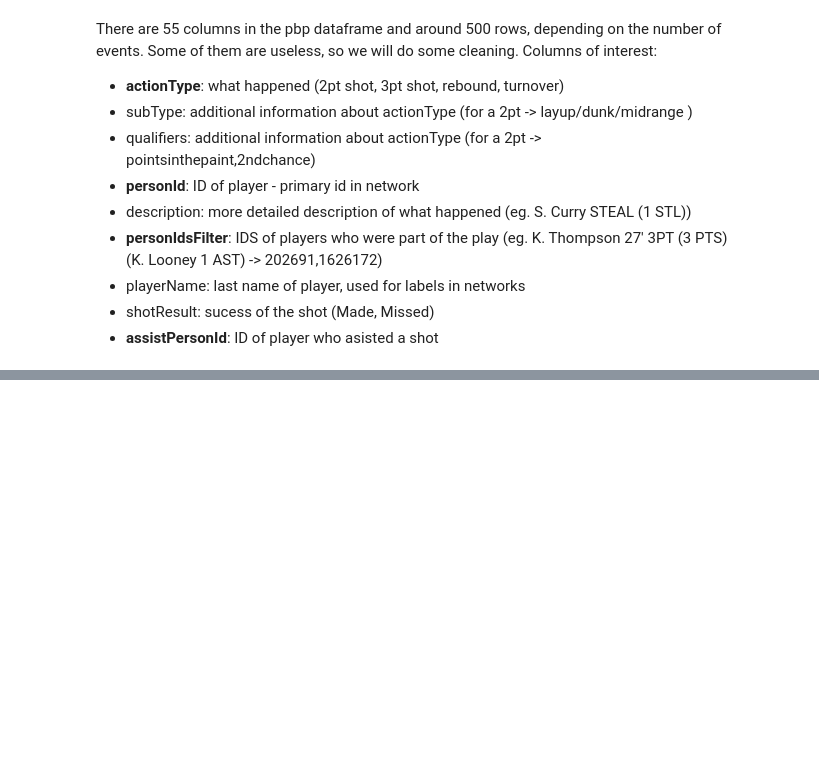
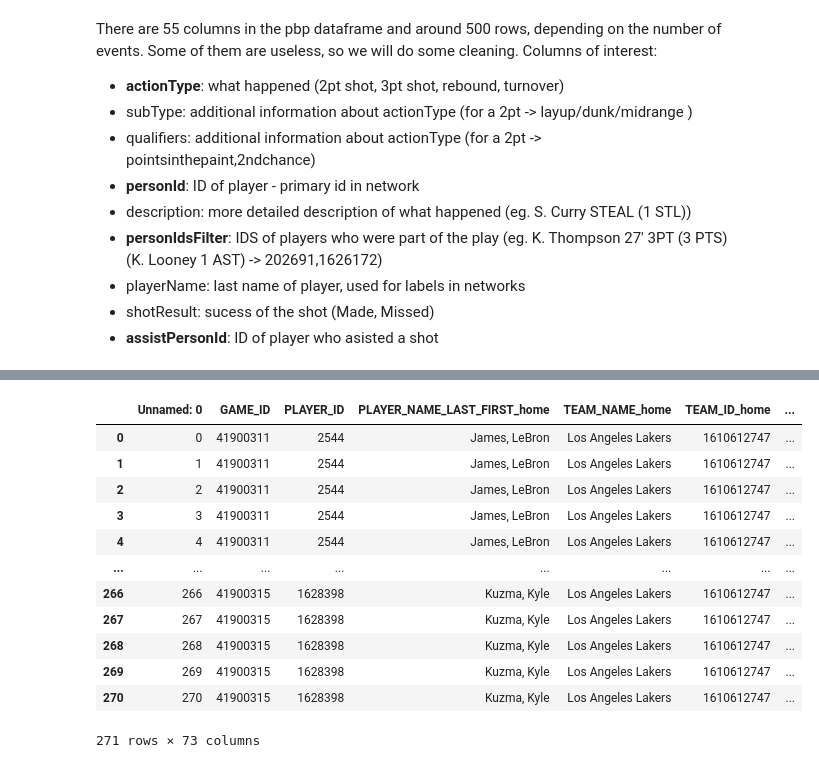
Before and after one commit to ZanKorosak/INAProject, a Jupyter notebook: main.ipynb, the cells around one changed output, grey strips where cells are left out. Saved outputs shown, nothing was run; the diff lists cells and outputs as text; code cells hidden in the pictures; blank space fills up the shorter version.

```diff
--- a/main.ipynb
+++ b/main.ipynb
@@ -130,5 +258,20 @@ for index, row in pbp.iterrows():
 # %%
 # Dataset created by the script from article https://github.com/AniMadurkar/NBA-Flow-Network-Analysis/tree/main
 # Read data from csv
 players = pd.read_csv(dataset_path + '/2019_Playoffs_Players.csv')
 teams = pd.read_csv(dataset_path + '/2019_Playoffs.csv')
+players
+# %% [output]
+|  | Unnamed: 0 | GAME_ID | PLAYER_ID | PLAYER_NAME_LAST_FIRST_home | TEAM_NAME_home | TEAM_ID_home | ... |
+| 0 | 0 | 41900311 | 2544 | James, LeBron | Los Angeles Lakers | 1610612747 | ... |
+| 1 | 1 | 41900311 | 2544 | James, LeBron | Los Angeles Lakers | 1610612747 | ... |
+| 2 | 2 | 41900311 | 2544 | James, LeBron | Los Angeles Lakers | 1610612747 | ... |
+| 3 | 3 | 41900311 | 2544 | James, LeBron | Los Angeles Lakers | 1610612747 | ... |
+| 4 | 4 | 41900311 | 2544 | James, LeBron | Los Angeles Lakers | 1610612747 | ... |
+| ... | ... | ... | ... | ... | ... | ... | ... |
+| 266 | 266 | 41900315 | 1628398 | Kuzma, Kyle | Los Angeles Lakers | 1610612747 | ... |
+| 267 | 267 | 41900315 | 1628398 | Kuzma, Kyle | Los Angeles Lakers | 1610612747 | ... |
+| 268 | 268 | 41900315 | 1628398 | Kuzma, Kyle | Los Angeles Lakers | 1610612747 | ... |
+| 269 | 269 | 41900315 | 1628398 | Kuzma, Kyle | Los Angeles Lakers | 1610612747 | ... |
+| 270 | 270 | 41900315 | 1628398 | Kuzma, Kyle | Los Angeles Lakers | 1610612747 | ... |
+271 rows × 73 columns
```
Also changed, not shown: parts of 12 cells of this notebook.
